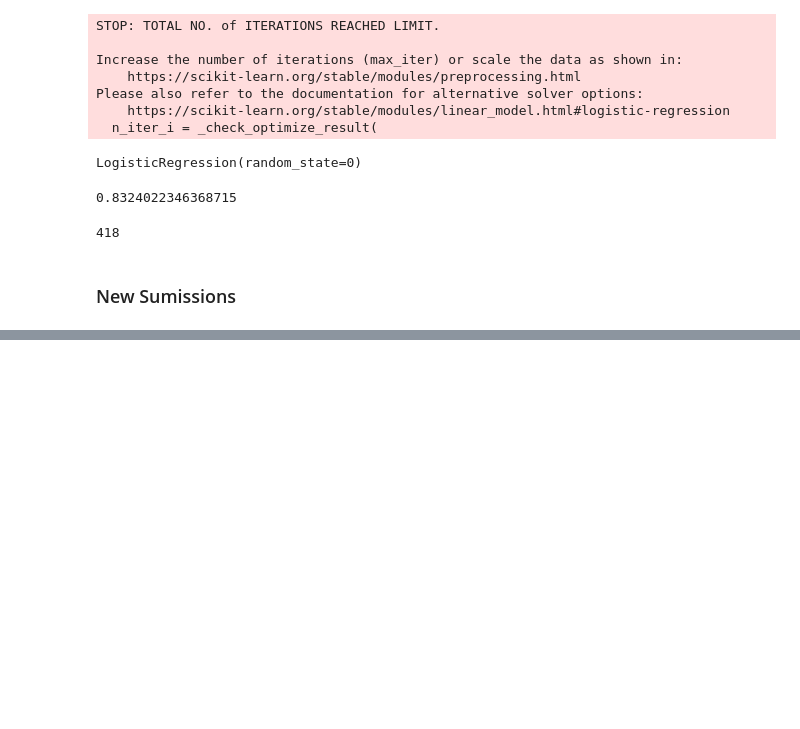
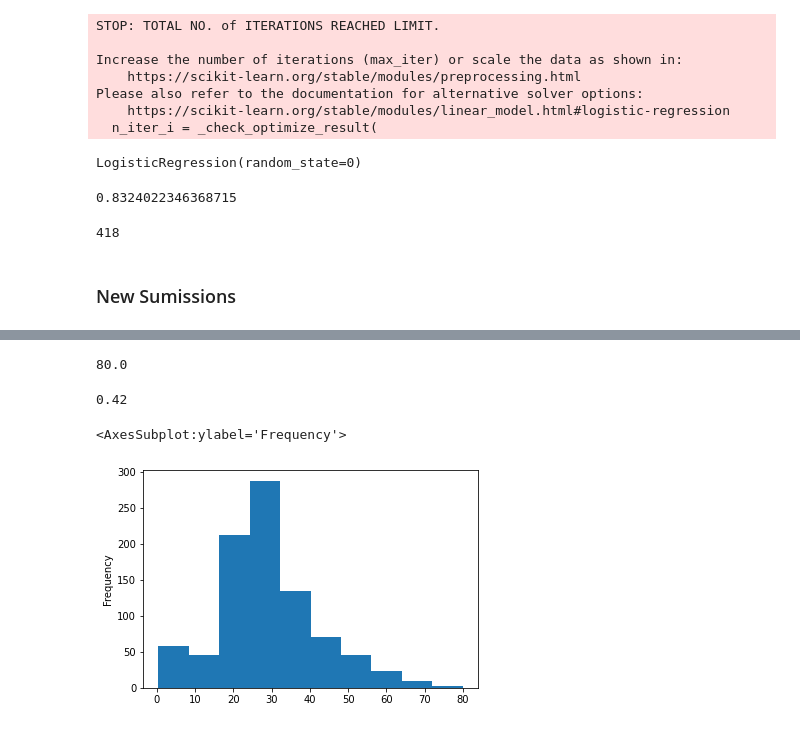
Before and after one commit to avilavate/titanic_disaster, a Jupyter notebook: notebooks/Titanic Disaster-Baseline Model .ipynb, the cells around one changed output, grey strips where cells are left out. Drawn from its saved outputs; the diff is of its cells as text; code cells hidden in the pictures; blank space fills up the shorter version.

```diff
--- a/notebooks/Titanic Disaster-Baseline Model .ipynb
+++ b/notebooks/Titanic Disaster-Baseline Model .ipynb
@@ -210,0 +307,13 @@ new_submission.to_csv(submission_file_path, index=False)
+# %%
+train_df.Age.max()
+# %% [output]
+80.0
+# %%
+train_df.Age.min()
+# %% [output]
+0.42
+# %%
+train_df.Age.plot(kind="hist")
+# %% [output]
+<AxesSubplot:ylabel='Frequency'>
+[figure, added]
```
Also changed, not shown: parts of 41 cells of this notebook, 3 other files.
